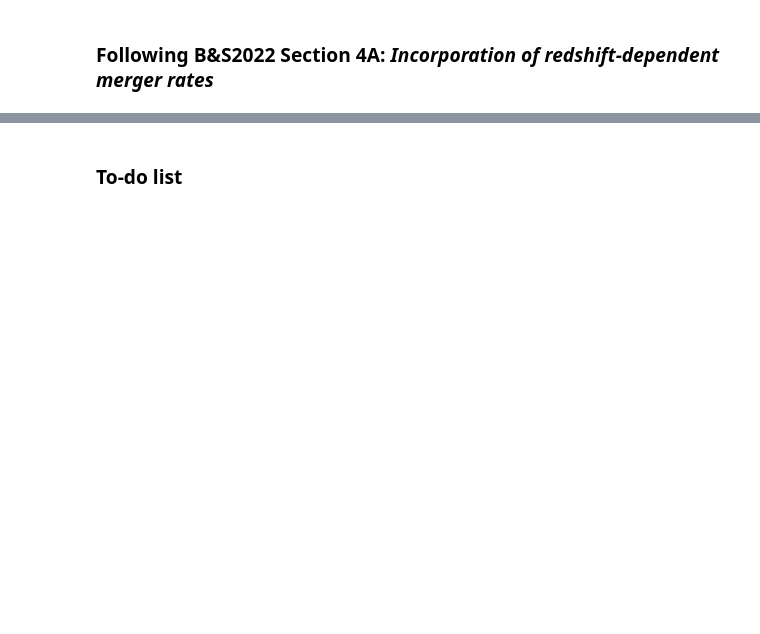
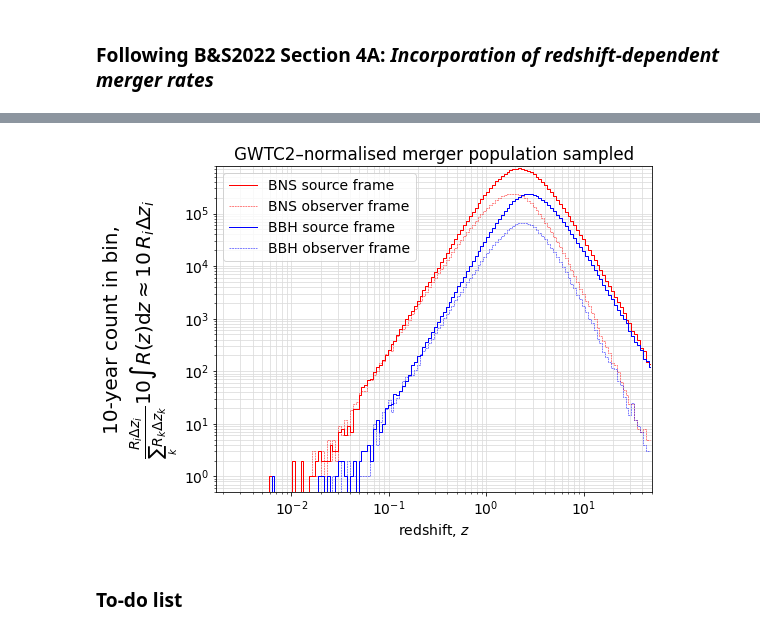
Before and after one commit to daccordeon/CEonly, a Jupyter notebook: source/analysis_of_cosmic_explorer_alone.ipynb, the cells around one changed output, grey strips where cells are left out. Saved outputs shown, nothing was run; the diff lists cells and outputs as text; code cells hidden in the pictures; blank space fills up the shorter version.

```diff
--- a/source/analysis_of_cosmic_explorer_alone.ipynb
+++ b/source/analysis_of_cosmic_explorer_alone.ipynb
@@ -246,20 +271,21 @@ subzbin_num_samples = [np.array([np.sum(indicies == i) for i in range(num_subzbi
 # %%
-xlim, ylim = (1.7e-3, 5e1), (5e-1, 8e5)
-colour1, colour2 = 'r', 'b'
-
-plt.rcParams.update({'font.size': 14})
+# xlim, ylim = (1.7e-3, 5e1), (5e-1, 8e5)
+# colour1, colour2 = 'r', 'b'
+# plt.rcParams.update({'font.size': 14})
 fig, ax = plt.subplots(figsize=(7.8, 6))
-widths = [zbin[1] - zbin[0] for zbin in subzbin]
 # where='mid' makes steps occur half (presumably arithmetic average) way between x values
-ax.step(subzbin_centres, subzbin_num_samples[0], color=colour1, where='mid', linewidth=1, label='BNS source frame')
-ax.step(subzbin_centres, subzbin_num_samples[1], color=colour1, linestyle='--', where='mid', linewidth=0.5, label='BNS observer frame')
-ax.step(subzbin_centres, subzbin_num_samples[2], color=colour2, where='mid', linewidth=1, label='BBH source frame')
-ax.step(subzbin_centres, subzbin_num_samples[3], color=colour2, linestyle='--', where='mid', linewidth=0.5, label='BBH observer frame')
+ax.step(subzbin_centres, subzbin_num_samples_weighted[0], color=colour1, where='mid', linewidth=1, label='BNS source frame')
+ax.step(subzbin_centres, subzbin_num_samples_weighted[1], color=colour1, linestyle='--', where='mid', linewidth=0.5, label='BNS observer frame')
+ax.step(subzbin_centres, subzbin_num_samples_weighted[2], color=colour2, where='mid', linewidth=1, label='BBH source frame')
+ax.step(subzbin_centres, subzbin_num_samples_weighted[3], color=colour2, linestyle='--', where='mid', linewidth=0.5, label='BBH observer frame')
 ax.set(xscale='log', yscale='log')
 #ax.loglog(subzbin_centres, subzbin_num_samples[0], '.', color='r')
-ax.set(xlabel='redshift, $z$', ylabel='10-year count', xlim=(1.7e-3, xlim[1]), ylim=ylim)
+ax.set(xlabel='redshift, $z$', xlim=(1.7e-3, xlim[1]), ylim=ylim)
+ax.set_ylabel('10-year count in bin,\n'+r'$\frac{R_i \Delta z_i}{\sum_k R_k \Delta z_k}10 \int R(z) \mathrm{d}z\approx10\,R_i \Delta z_i$', fontsize=20)
 ax.legend()
-ax.set_title('merger population sampled')
+ax.set_title(f'{norm_tag}–normalised merger population sampled')
 force_log_grid(ax)
-fig.savefig('plots/ten-year_population_sampled.pdf', bbox_inches='tight')
+fig.savefig(f'plots/ten-year_population_sampled_{norm_tag}.pdf', bbox_inches='tight')
 plt.show()
+# %% [output]
+[figure, added]
```
Also changed, not shown: parts of 10 cells of this notebook, 3 other files.
